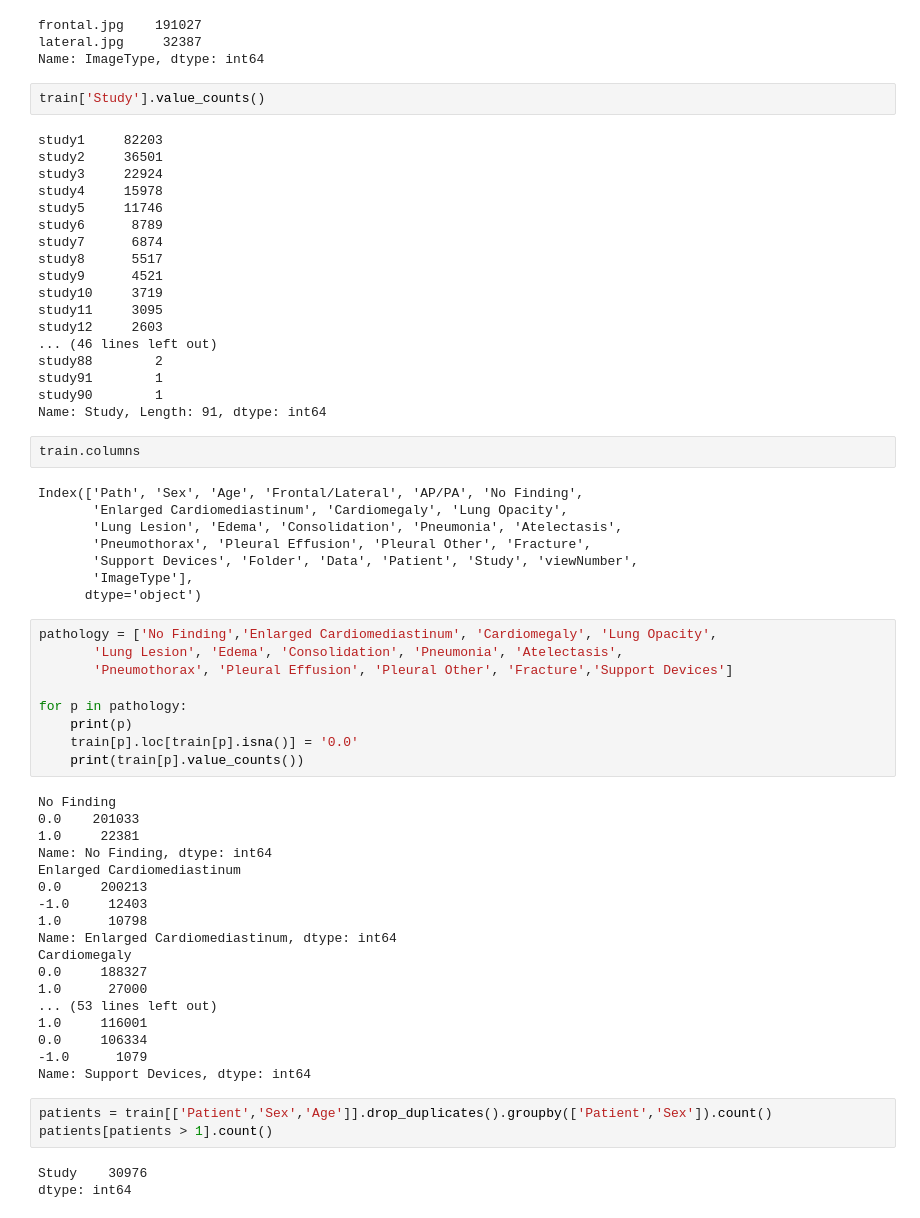
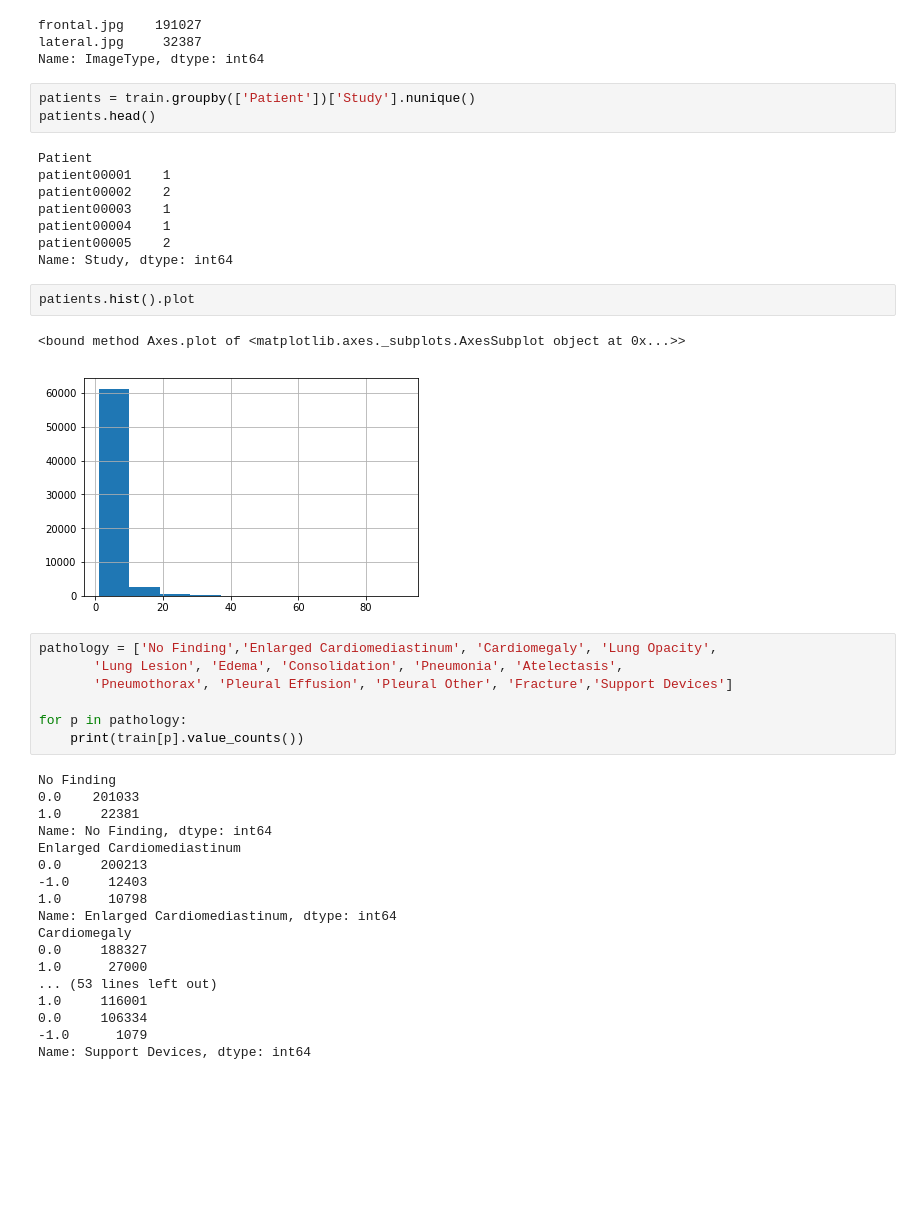
Before and after one commit to nateewall/AutomatedPathologyDetection, a Jupyter notebook: PreliminaryExploration.ipynb, the cells around one changed output. Saved outputs shown, nothing was run; the diff lists cells and outputs as text; blank space fills up the shorter version.

```diff
--- a/PreliminaryExploration.ipynb
+++ b/PreliminaryExploration.ipynb
@@ -73,44 +134,28 @@ train['ImageType'].value_counts()
 frontal.jpg    191027
 lateral.jpg     32387
 Name: ImageType, dtype: int64
-# %%
-train['Study'].value_counts()
-# %% [output]
-study1     82203
-study2     36501
-study3     22924
-study4     15978
-study5     11746
-study6      8789
-study7      6874
-study8      5517
-study9      4521
-study10     3719
-study11     3095
-study12     2603
-... (46 lines left out)
-study88        2
-study91        1
-study90        1
-Name: Study, Length: 91, dtype: int64
-# %%
-train.columns
-# %% [output]
-Index(['Path', 'Sex', 'Age', 'Frontal/Lateral', 'AP/PA', 'No Finding',
-       'Enlarged Cardiomediastinum', 'Cardiomegaly', 'Lung Opacity',
-       'Lung Lesion', 'Edema', 'Consolidation', 'Pneumonia', 'Atelectasis',
-       'Pneumothorax', 'Pleural Effusion', 'Pleural Other', 'Fracture',
-       'Support Devices', 'Folder', 'Data', 'Patient', 'Study', 'viewNumber',
-       'ImageType'],
-      dtype='object')
+# %%
+patients = train.groupby(['Patient'])['Study'].nunique()
+patients.head()
+# %% [output]
+Patient
+patient00001    1
+patient00002    2
+patient00003    1
+patient00004    1
+patient00005    2
+Name: Study, dtype: int64
+# %%
+patients.hist().plot
+# %% [output]
+<bound method Axes.plot of <matplotlib.axes._subplots.AxesSubplot object at 0x...>>
+[figure, added]
 # %%
 pathology = ['No Finding','Enlarged Cardiomediastinum', 'Cardiomegaly', 'Lung Opacity',
        'Lung Lesion', 'Edema', 'Consolidation', 'Pneumonia', 'Atelectasis',
        'Pneumothorax', 'Pleural Effusion', 'Pleural Other', 'Fracture','Support Devices']
 
 for p in pathology:
-    print(p)
-    train[p].loc[train[p].isna()] = '0.0'
     print(train[p].value_counts())
 # %% [output]
 No Finding
@@ -130,9 +175,3 @@ Cardiomegaly
 0.0     106334
 -1.0      1079
 Name: Support Devices, dtype: int64
-# %%
-patients = train[['Patient','Sex','Age']].drop_duplicates().groupby(['Patient','Sex']).count()
-patients[patients > 1].count()
-# %% [output]
-Study    30976
-dtype: int64
```
Also changed, not shown: parts of 11 cells of this notebook, 4 other files.
